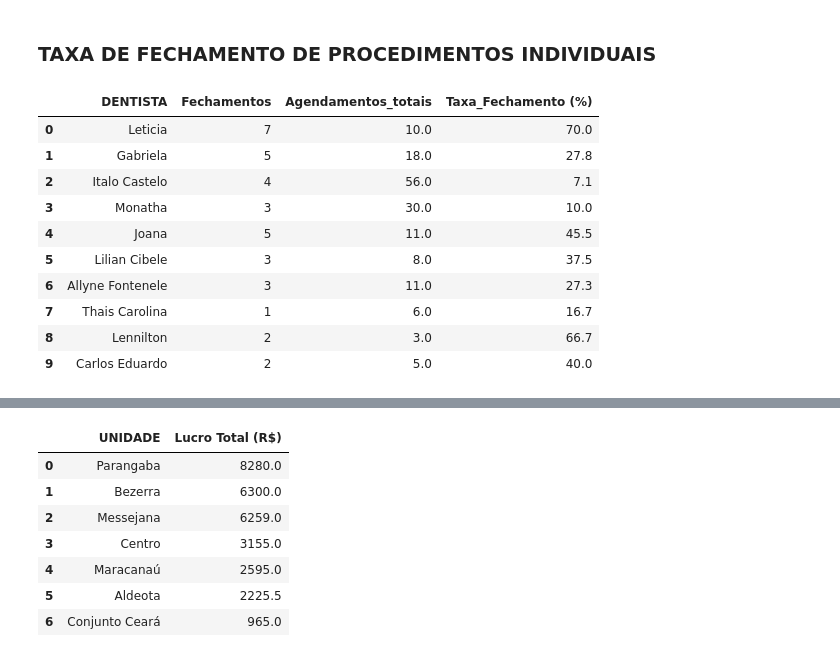
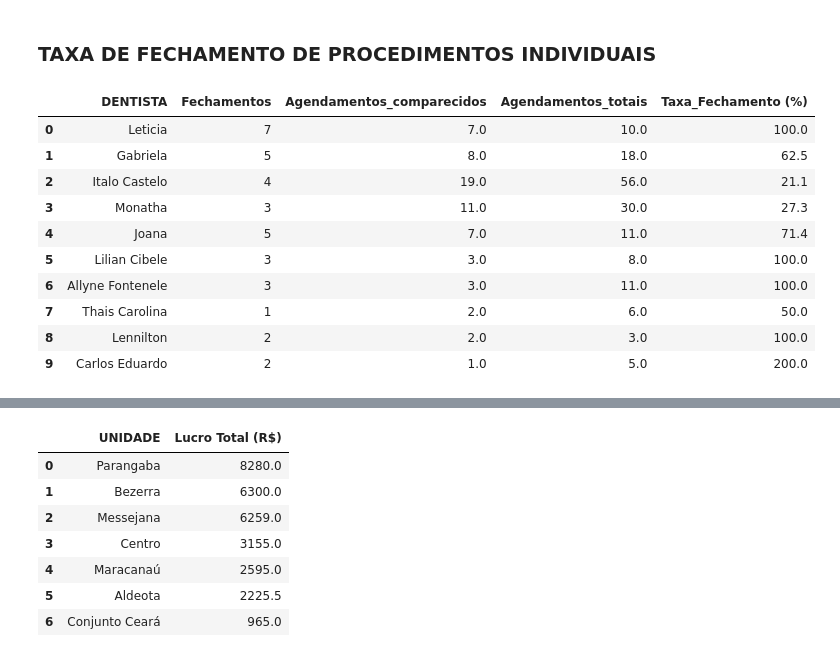
Before and after one commit to Lyanan85/In-GameSeries, a Jupyter notebook: analise_final_14062025_1.ipynb, the cells around one changed output, grey strips where cells are left out. Cells and saved outputs as stored; diff of their text form; code cells hidden in the pictures.

```diff
--- a/analise_final_14062025_1.ipynb
+++ b/analise_final_14062025_1.ipynb
@@ -402,23 +375,19 @@ plt.show()
 # %% [markdown]
 ### TAXA DE FECHAMENTO DE PROCEDIMENTOS INDIVIDUAIS
 # %%
-
-df_final["Taxa_Fechamento (%)"] = (df_final["Fechamentos"] / df_final["Agendamentos_totais"]) * 100
-
-
-df_final["Taxa_Fechamento (%)"] = df_final["Taxa_Fechamento (%)"].round(1)
-
-tabela_taxa = df_final.head(10)[["DENTISTA", "Fechamentos", "Agendamentos_totais", "Taxa_Fechamento (%)"]]
-tabela_taxa
+df_final["Taxa_Fechamento (%)"]=(df_final["Fechamentos"]/df_final["Agendamentos_comparecidos"])*100
+df_final["Taxa_Fechamento (%)"]=df_final["Taxa_Fechamento (%)"].round(1)
+tabela_taxa_fechamento = df_final.head(10)[["DENTISTA", "Fechamentos","Agendamentos_comparecidos", "Agendamentos_totais", "Taxa_Fechamento (%)"]]
+tabela_taxa_fechamento
 # %% [output]
-|  | DENTISTA | Fechamentos | Agendamentos_totais | Taxa_Fechamento (%) |
-| 0 | Leticia | 7 | 10.0 | 70.0 |
-| 1 | Gabriela | 5 | 18.0 | 27.8 |
-| 2 | Italo Castelo | 4 | 56.0 | 7.1 |
-| 3 | Monatha | 3 | 30.0 | 10.0 |
-| 4 | Joana | 5 | 11.0 | 45.5 |
-| 5 | Lilian Cibele | 3 | 8.0 | 37.5 |
-| 6 | Allyne Fontenele | 3 | 11.0 | 27.3 |
-| 7 | Thais Carolina | 1 | 6.0 | 16.7 |
-| 8 | Lennilton | 2 | 3.0 | 66.7 |
-| 9 | Carlos Eduardo | 2 | 5.0 | 40.0 |
+|  | DENTISTA | Fechamentos | Agendamentos_comparecidos | Agendamentos_totais | Taxa_Fechamento (%) |
+| 0 | Leticia | 7 | 7.0 | 10.0 | 100.0 |
+| 1 | Gabriela | 5 | 8.0 | 18.0 | 62.5 |
+| 2 | Italo Castelo | 4 | 19.0 | 56.0 | 21.1 |
+| 3 | Monatha | 3 | 11.0 | 30.0 | 27.3 |
+| 4 | Joana | 5 | 7.0 | 11.0 | 71.4 |
+| 5 | Lilian Cibele | 3 | 3.0 | 8.0 | 100.0 |
+| 6 | Allyne Fontenele | 3 | 3.0 | 11.0 | 100.0 |
+| 7 | Thais Carolina | 1 | 2.0 | 6.0 | 50.0 |
+| 8 | Lennilton | 2 | 2.0 | 3.0 | 100.0 |
+| 9 | Carlos Eduardo | 2 | 1.0 | 5.0 | 200.0 |
```
Also changed, not shown: parts of 31 cells of this notebook.
